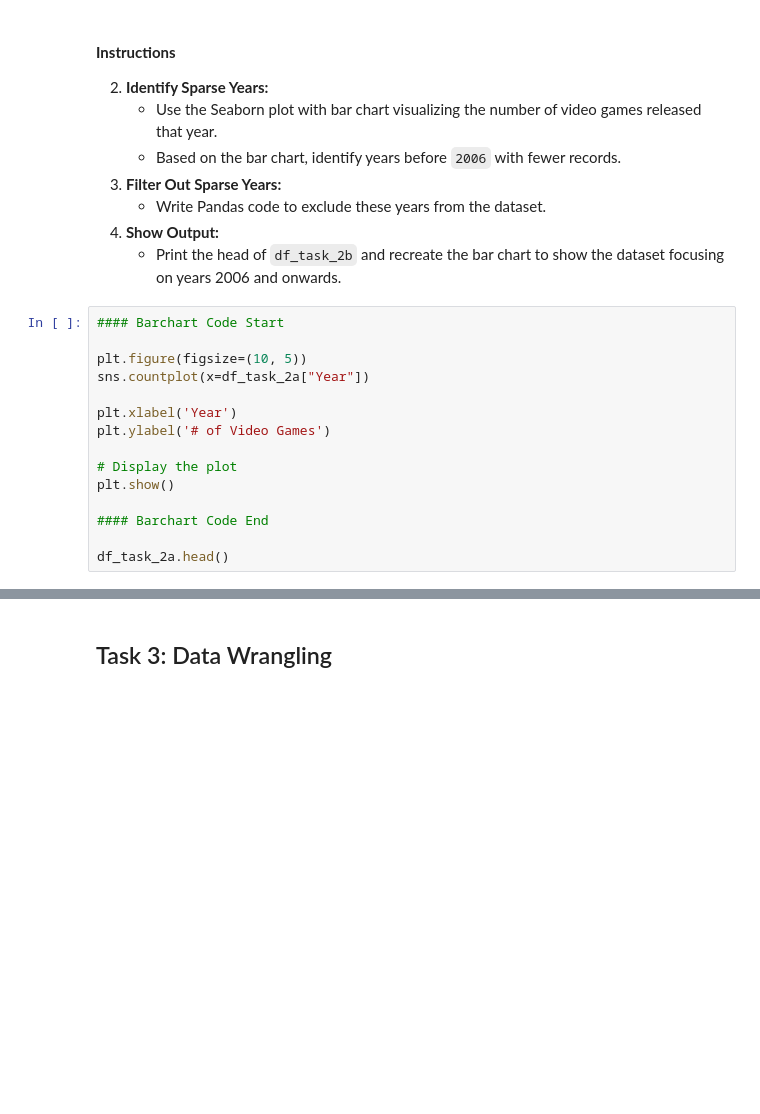
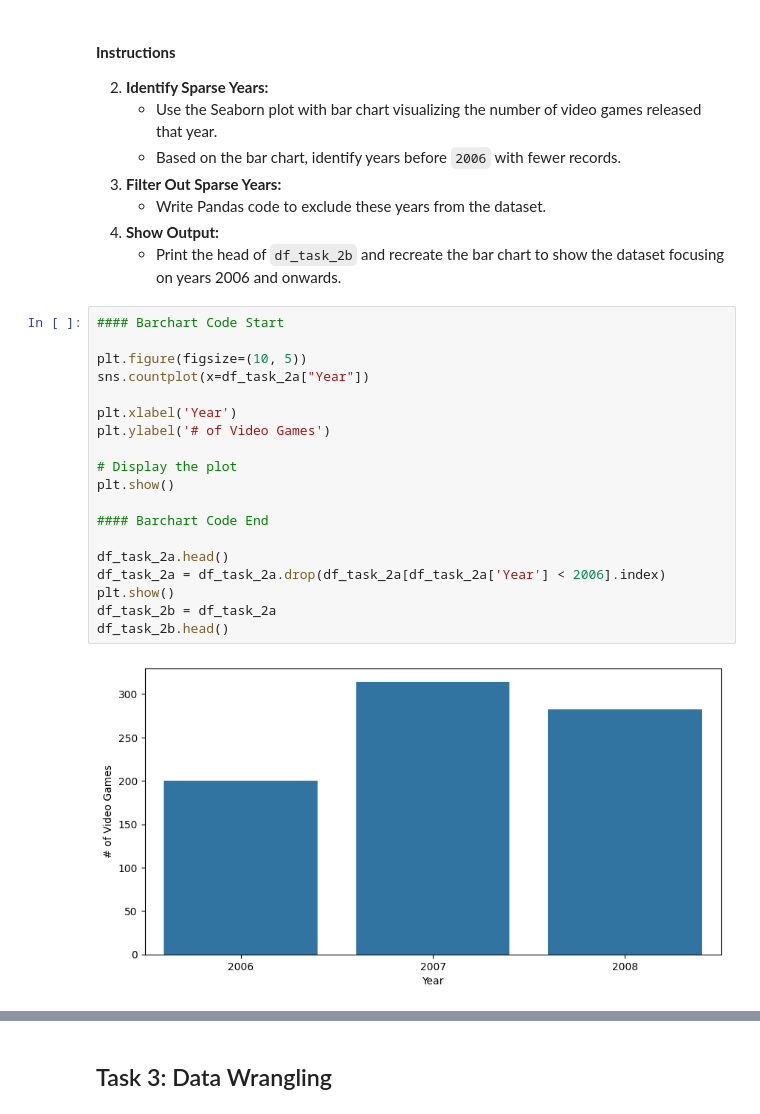
Before and after one commit to visdesignlab/persist_examples, a Jupyter notebook: Study Data II - Video Games/PANDAS_video_games_tasks.ipynb, the cells around one changed output, grey strips where cells are left out. Saved outputs shown, nothing was run; the diff lists cells and outputs as text; blank space fills up the shorter version.

```diff
--- a/Study Data II - Video Games/PANDAS_video_games_tasks.ipynb
+++ b/Study Data II - Video Games/PANDAS_video_games_tasks.ipynb
@@ -161,15 +267,21 @@ During this subtask we will remove these older records, keeping only the records
 # %%
 #### Barchart Code Start
 
 plt.figure(figsize=(10, 5))
 sns.countplot(x=df_task_2a["Year"])
 
 plt.xlabel('Year')
 plt.ylabel('# of Video Games')
 
 # Display the plot
 plt.show()
 
 #### Barchart Code End
 
 df_task_2a.head()
+df_task_2a = df_task_2a.drop(df_task_2a[df_task_2a['Year'] < 2006].index)
+plt.show()
+df_task_2b = df_task_2a
+df_task_2b.head()
+# %% [output]
+[figure, added]
```
Also changed, not shown: parts of 16 cells of this notebook, 1 other file.
